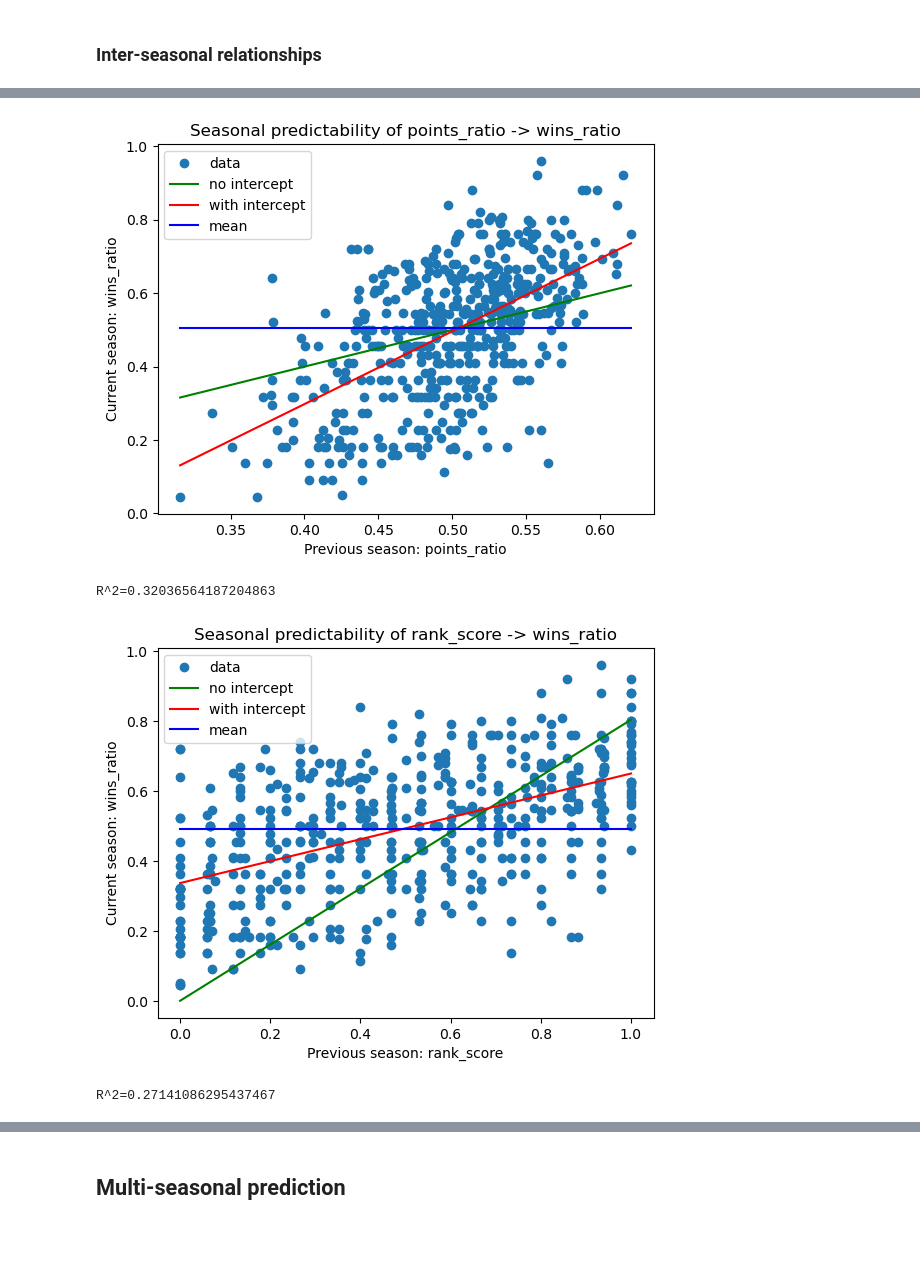
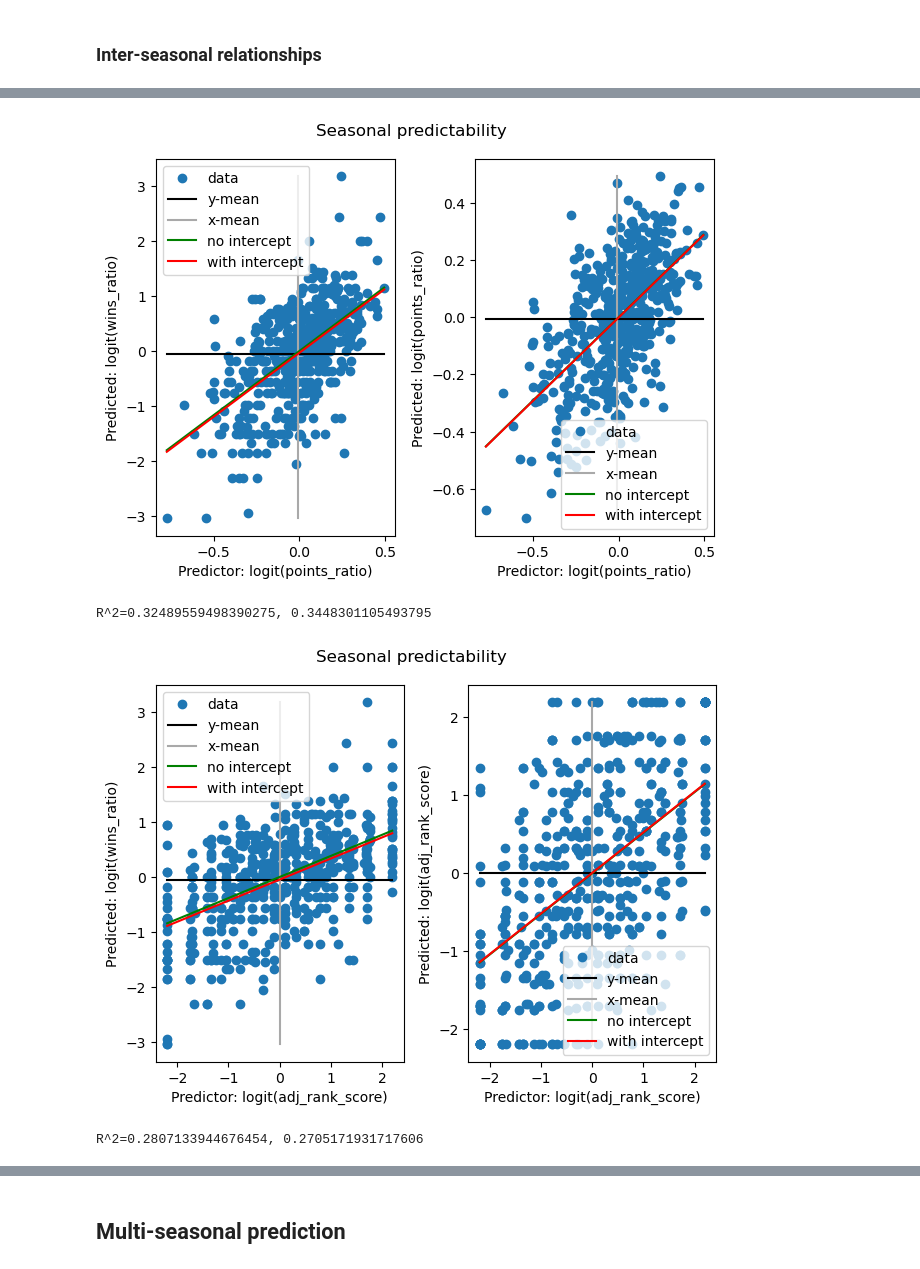
Before and after one commit to gaj67/gaj-data-science, a Jupyter notebook: AFL/notebooks/4_seasonal_effects.ipynb, the cells around one changed output, grey strips where cells are left out. Drawn from its saved outputs; the diff is of its cells as text; code cells hidden in the pictures; blank space fills up the shorter version.

```diff
--- a/AFL/notebooks/4_seasonal_effects.ipynb
+++ b/AFL/notebooks/4_seasonal_effects.ipynb
@@ -135,4 +291,7 @@ R^2=0.8754510845065487
 # %%
-res = intra_seasonal_plot('rank_score', 'wins_ratio')
-print(f"R^2={res[0]}")
+# Map scores [0, 1] -> [0.1, 0.9] to avoid log(0)
+df_seasonal['adj_rank_score'] = 0.8 * df_seasonal.rank_score + 0.1
+
+res = cross_estimate_plot('adj_rank_score', 'wins_ratio')
+print(f"R^2={res[0]}, {res[1]}")
 # %% [output]
@@ -226,4 +467,4 @@ def inter_seasonal_features(prev_field, cur_field):
             prev_value = prev_features.loc[ind, prev_field].values[0]
             prev_values.append(prev_value)
         prev_features = cur_features
-    return prev_values, cur_values
+    return np.array(prev_values), np.array(cur_values)
@@ -260 +471,15 @@ def inter_seasonal_plot(prev_field, cur_field):
+# %%
+def inter_seasonal_plot(x_field, y_field):
+    fig, (ax1, ax2) = plt.subplots(1, 2)
+    fig.suptitle('Seasonal predictability')
+    X, Y = inter_seasonal_features(x_field, y_field)
+    res1 = cross_estimate_subplot(ax1, X, Y, x_field, y_field)
+    X = logit(X)
+    Y = logit(Y)
+    x_field = "logit(" + x_field + ")"
+    y_field = "logit(" + y_field + ")"
+    res2 = cross_estimate_subplot(ax2, X, Y, x_field, y_field)
+    plt.tight_layout()
+    plt.show()
+    return res1[0], res2[0]
 # %%
@@ -272,14 +493,31 @@ Since $0<\beta\approx 0.545<1$, we conclude that the wins ratio $y$ of the curre
+# %%
+def inter_seasonal_plot(x_field, y_field):
+    fig, (ax1, ax2) = plt.subplots(1, 2)
+    fig.suptitle('Seasonal predictability')
+    X, Y = inter_seasonal_features(x_field, y_field)
+    X = logit(X)
+    Y = logit(Y)
+    x_field1 = "logit(" + x_field + ")"
+    y_field1 = "logit(" + y_field + ")"
+    res1 = cross_estimate_subplot(ax1, X, Y, x_field1, y_field1)
+    X, Y = inter_seasonal_features(x_field, x_field)
+    X = logit(X)
+    Y = logit(Y)
+    res2 = cross_estimate_subplot(ax2, X, Y, x_field1, x_field1)
+    plt.tight_layout()
+    plt.show()
+    return res1[0], res2[0]
 # %%
 res = inter_seasonal_plot('points_ratio', 'wins_ratio')
-print(f"R^2={res[0]}")
+print(f"R^2={res[0]}, {res[1]}")
 # %% [output]
-[figure, old version]
+[figure, new version]
-R^2=0.32036564187204863
+R^2=0.32489559498390275, 0.3448301105493795
 # %%
-res = inter_seasonal_plot('rank_score', 'wins_ratio')
-print(f"R^2={res[0]}")
+res = inter_seasonal_plot('adj_rank_score', 'wins_ratio')
+print(f"R^2={res[0]}, {res[1]}")
 # %% [output]
-[figure, old version]
+[figure, new version]
-R^2=0.27141086295437467
+R^2=0.2807133944676454, 0.2705171931717606
 # %%
 res = inter_seasonal_plot('adj_wins_prestige', 'wins_ratio')
```
Also changed, not shown: parts of 99 cells of this notebook, 8 other files.
